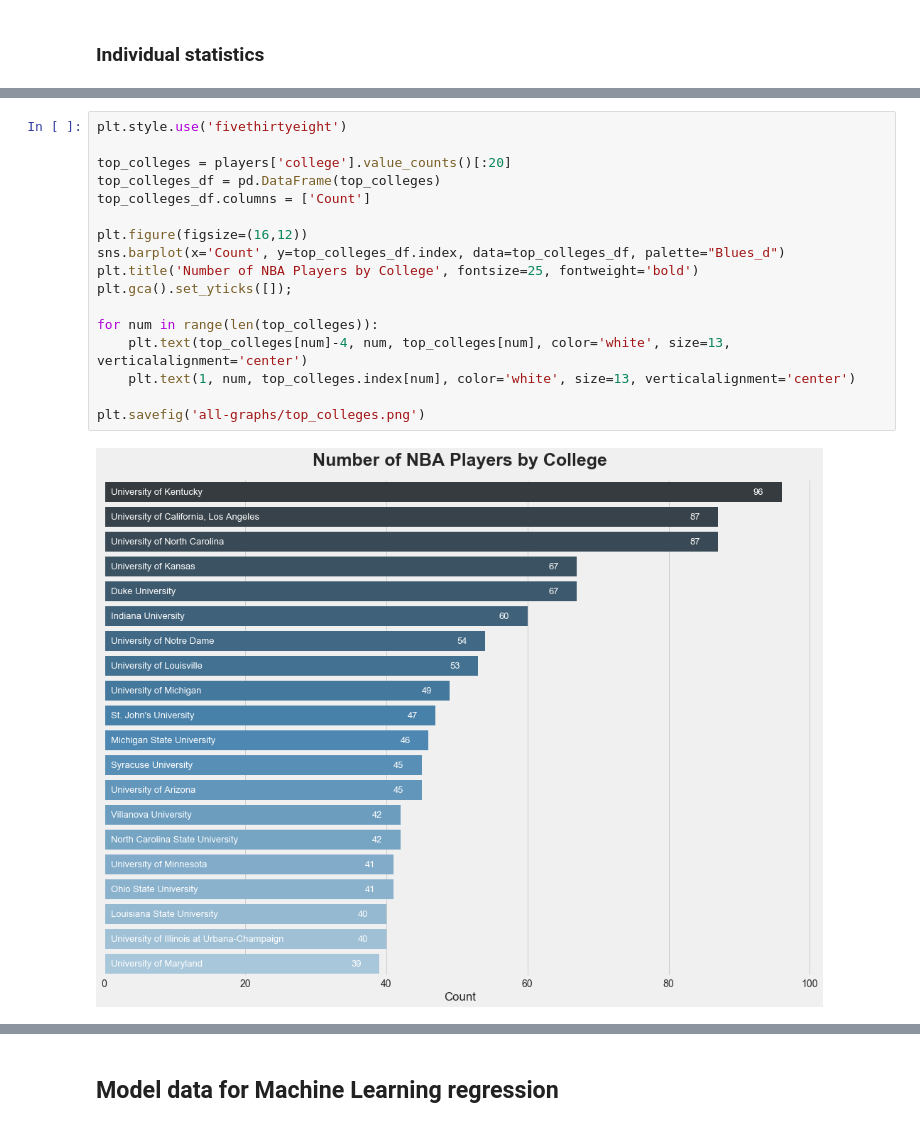
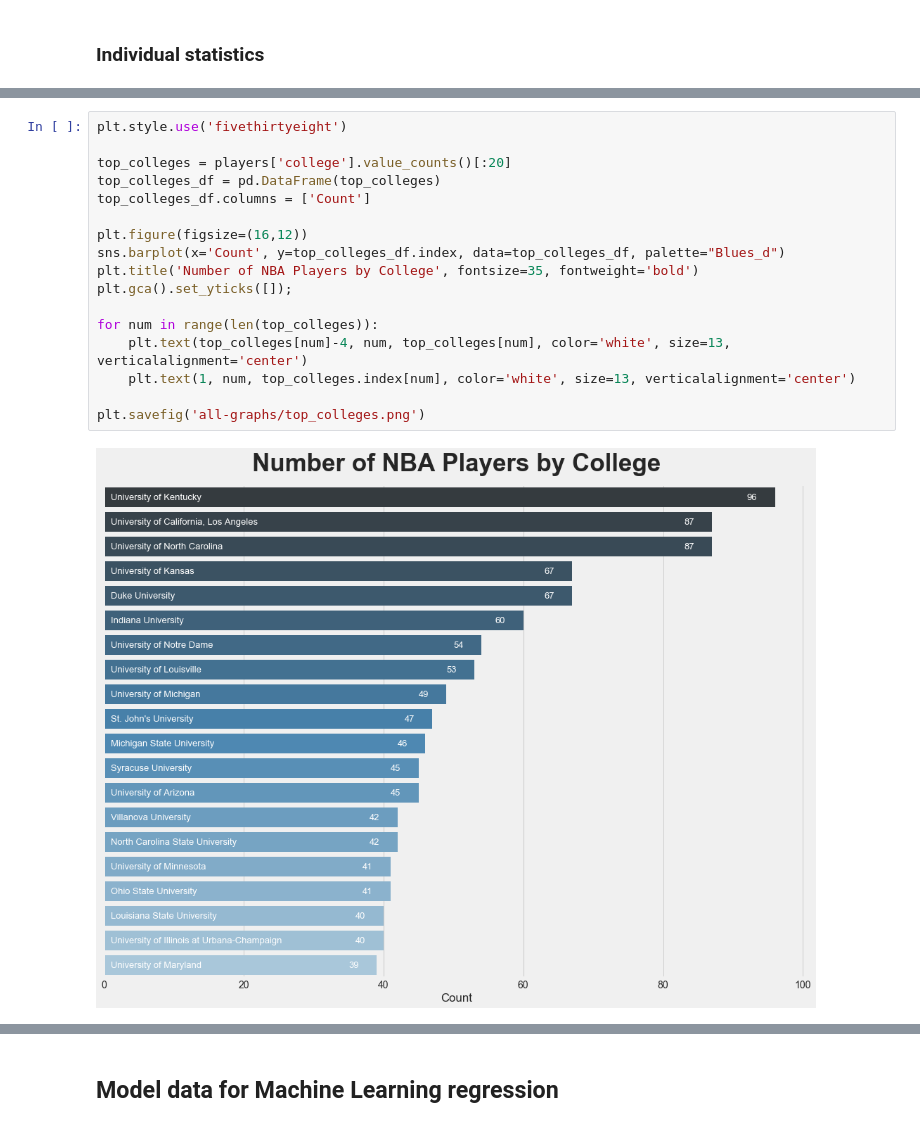
Before and after one commit to ymericson/NBA-player-info, a Jupyter notebook: NBA players stats.ipynb, the cells around one changed output, grey strips where cells are left out. Cells and saved outputs as stored; diff of their text form.

```diff
--- a/NBA players stats.ipynb
+++ b/NBA players stats.ipynb
@@ -97,22 +101,22 @@ plt.savefig('all-graphs/num_pos.png')
 # %%
 plt.style.use('fivethirtyeight')
 
 top_colleges = players['college'].value_counts()[:20]
 top_colleges_df = pd.DataFrame(top_colleges)
 top_colleges_df.columns = ['Count']
 
 plt.figure(figsize=(16,12))
 sns.barplot(x='Count', y=top_colleges_df.index, data=top_colleges_df, palette="Blues_d")
-plt.title('Number of NBA Players by College', fontsize=25, fontweight='bold')
+plt.title('Number of NBA Players by College', fontsize=35, fontweight='bold')
 plt.gca().set_yticks([]);
 
 for num in range(len(top_colleges)):
     plt.text(top_colleges[num]-4, num, top_colleges[num], color='white', size=13, verticalalignment='center')
     plt.text(1, num, top_colleges.index[num], color='white', size=13, verticalalignment='center')
 
 plt.savefig('all-graphs/top_colleges.png')
 # %% [output]
-[figure, old version]
+[figure, new version]
 # %%
 plt.style.use('fivethirtyeight')
 
```
Also changed, not shown: parts of 33 cells of this notebook, 14 other files.
